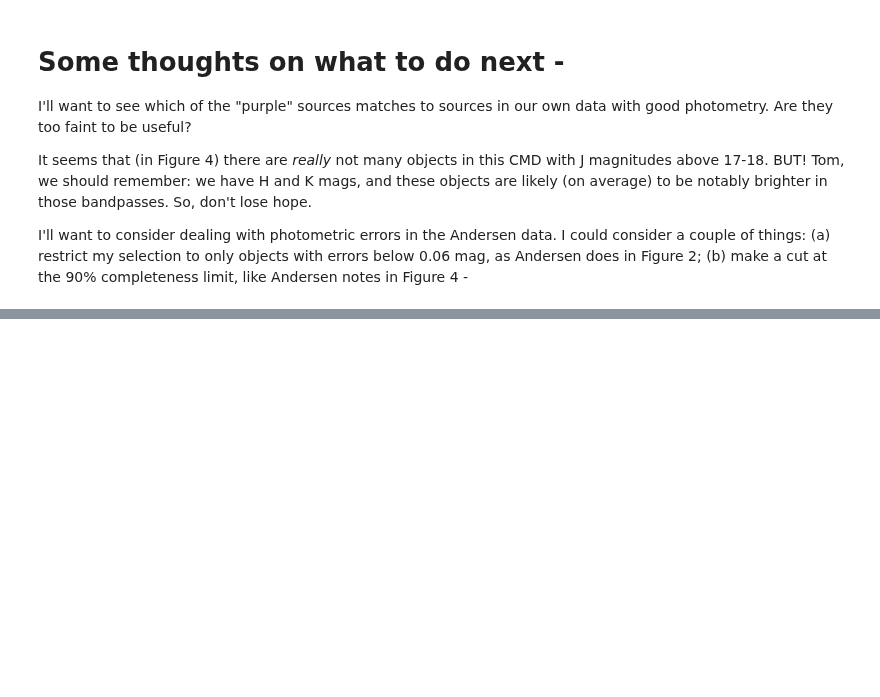
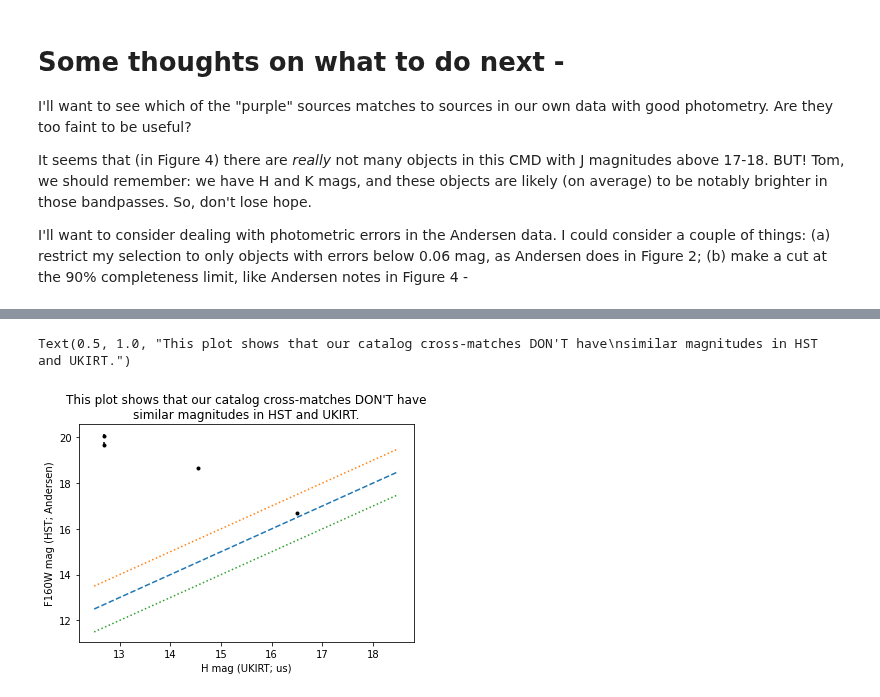
Before and after one commit to tomr-stargazer/Variability_Project_2020, a Jupyter notebook: wuvars/analysis/prototypes/Investigating the Mon R2 data that Morten sent.ipynb, the cells around one changed output, grey strips where cells are left out. Cells and saved outputs as stored; diff of their text form; code cells hidden in the pictures; blank space fills up the shorter version.

```diff
--- a/wuvars/analysis/prototypes/Investigating the Mon R2 data that Morten sent.ipynb
+++ b/wuvars/analysis/prototypes/Investigating the Mon R2 data that Morten sent.ipynb
@@ -266,0 +312,10 @@ I'll want to consider dealing with photometric errors in the Andersen data. I co
+# %%
+matches = w11m.iloc[idx[sep_constraint]]
+# matches['Teff'] = joined[confident_bds][sep_constraint]['Teff']
+# matches['Robberto_index'] = joined[confident_bds][sep_constraint]['index']
+
+matched_bds = tab[bds][sep_constraint]
+matched_bds['Av'] = monr2_table['Av'][bds][sep_constraint]
+matched_bds['mass'] = monr2_table['mass'][bds][sep_constraint]
+
+matches
@@ -266,0 +343,20 @@ I'll want to consider dealing with photometric errors in the Andersen data. I co
+# %%
+plt.errorbar(
+    matches['HAPERMAG3'],
+    matched_bds['F160W'],
+    xerr=matches['HAPERMAG3ERR'],
+    yerr=matched_bds['e_F160W'],
+    fmt='k.')
+
+
+plt.plot([12.5, 18.5], [12.5, 18.5], '--')
+plt.plot([12.5, 18.5], [12.5+1, 18.5+1], ':')
+plt.plot([12.5, 18.5], [12.5-1, 18.5-1], ':')
+
+plt.xlabel("H mag (UKIRT; us)")
+plt.ylabel("F160W mag (HST; Andersen)")
+
+plt.title("This plot shows that our catalog cross-matches DON'T have\nsimilar magnitudes in HST and UKIRT.")
+# %% [output]
+Text(0.5, 1.0, "This plot shows that our catalog cross-matches DON'T have\nsimilar magnitudes in HST and UKIRT.")
+[figure, added]
```
Also changed, not shown: parts of 27 cells of this notebook.
